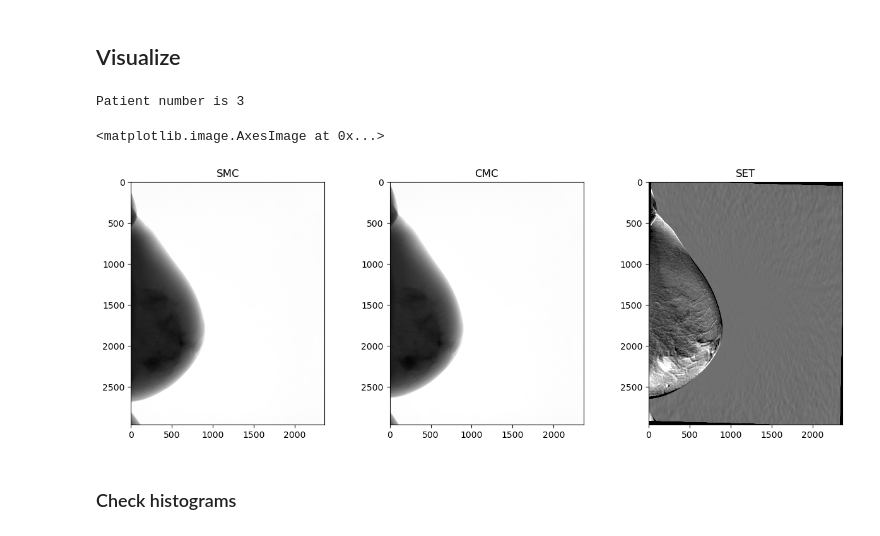
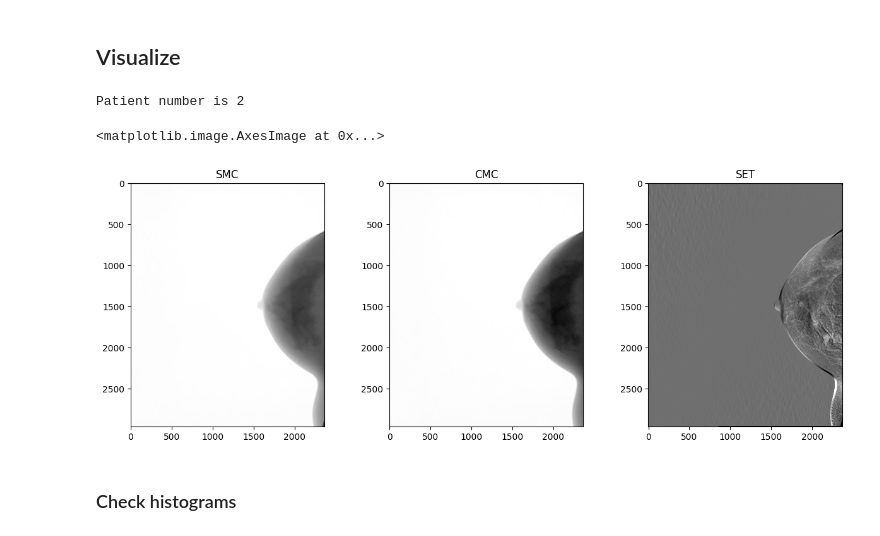
Before and after one commit to Likalto4/Added_value_feature_uncertainty, a Jupyter notebook: notebooks/budget/new_budget.ipynb, the cells around one changed output. Drawn from its saved outputs; the diff is of its cells as text; code cells hidden in the pictures.

```diff
--- a/notebooks/budget/new_budget.ipynb
+++ b/notebooks/budget/new_budget.ipynb
@@ -33,21 +33,21 @@ Current folder is: /home/ricardino/Documents/MAIA/tercer_semestre/Extra_activiti
 ## Visualize
 # %%
 info = path_label()
-i = 1
+i = 0
 pat = patient(info, i)
 print(f'Patient number is {pat.pat_num}\n')
 # visualize image with SMC, image at time 1 and SET.
 fig, axs = plt.subplots(1,3, figsize=(15,5))
 axs[0].set_title('SMC')
 axs[0].imshow(pat.im_array(sequence='SMC'), cmap='gray')
 axs[1].set_title('CMC')
 axs[1].imshow(pat.im_array(sequence='CMC'), cmap='gray')
 axs[2].set_title('SET')
 axs[2].imshow(pat.im_array(sequence='SET'), vmin = 32671, vmax =32893, cmap='gray')
 # %% [output]
-Patient number is 3
+Patient number is 2
 <matplotlib.image.AxesImage at 0x...>
-[figure, old version]
+[figure, new version]
 # %% [markdown]
 ### Check histograms
 # %%
```
Also changed, not shown: 2 other files.
